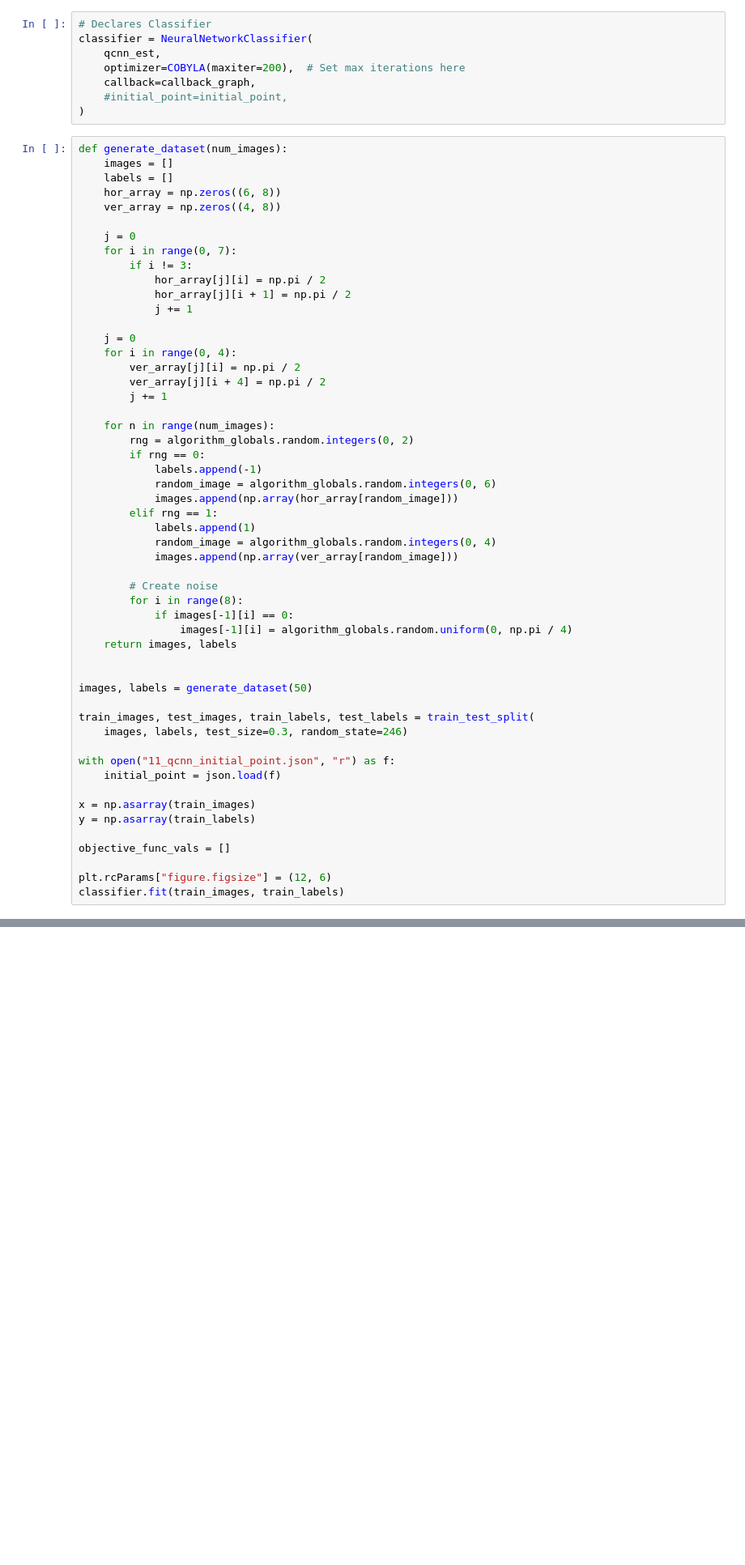
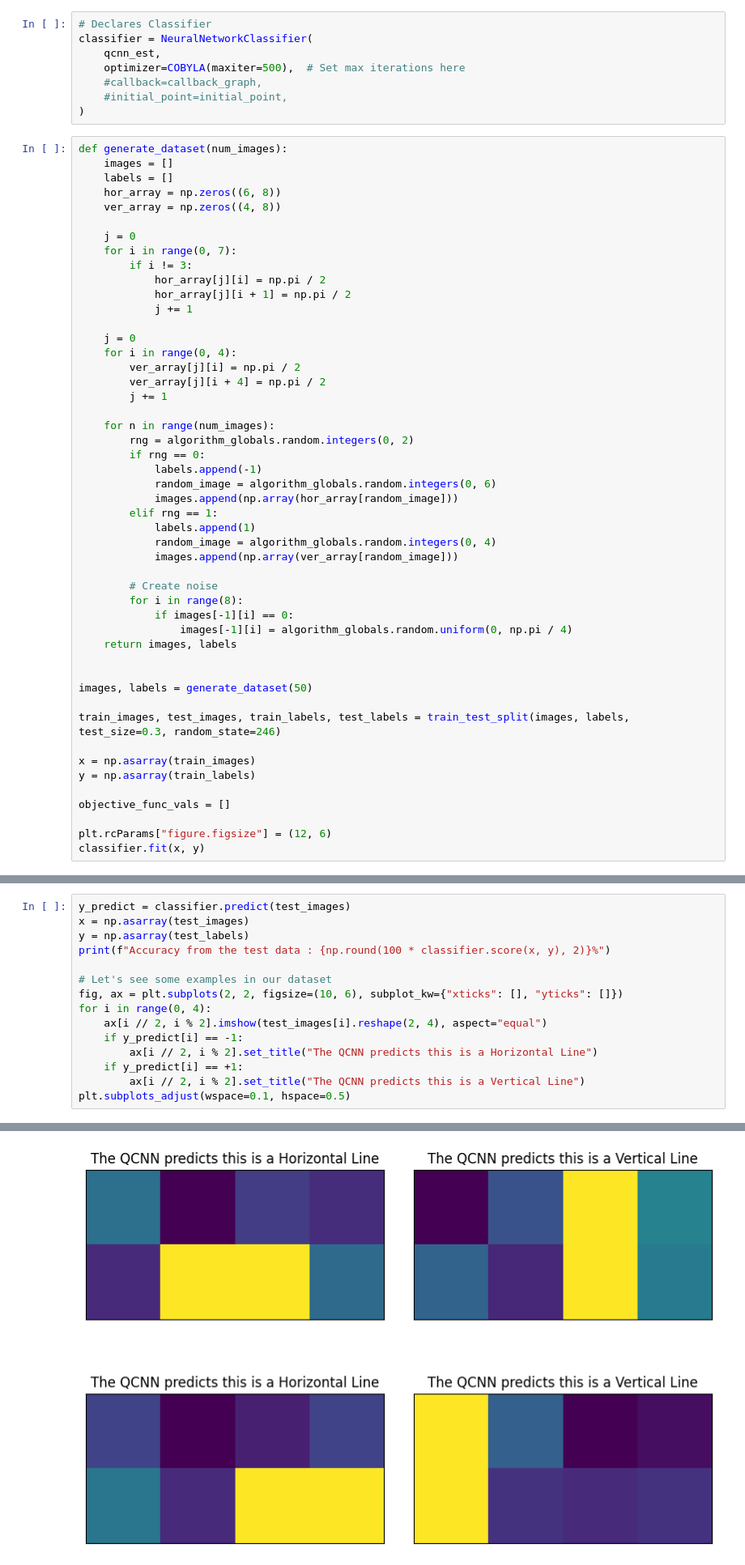
Before and after one commit to justindbeltran/QCNN, a Jupyter notebook: Justin.ipynb, the cells around one changed output, grey strips where cells are left out. Shown: that part at 81% size. Cells and saved outputs as stored; diff of their text form; blank space fills up the shorter version.

Commit message:
Working QCNN with data for binary classification

```diff
--- a/Justin.ipynb
+++ b/Justin.ipynb
@@ -112,8 +112,8 @@ def callback_graph(weights, obj_func_eval):
 # Declares Classifier
 classifier = NeuralNetworkClassifier(
     qcnn_est,
-    optimizer=COBYLA(maxiter=200),  # Set max iterations here
-    callback=callback_graph,
+    optimizer=COBYLA(maxiter=500),  # Set max iterations here
+    #callback=callback_graph,
     #initial_point=initial_point,
 )
 # %%
@@ -156,11 +156,7 @@ def generate_dataset(num_images):
 
 images, labels = generate_dataset(50)
 
-train_images, test_images, train_labels, test_labels = train_test_split(
-    images, labels, test_size=0.3, random_state=246)
-
-with open("11_qcnn_initial_point.json", "r") as f:
-    initial_point = json.load(f)
+train_images, test_images, train_labels, test_labels = train_test_split(images, labels, test_size=0.3, random_state=246)
 
 x = np.asarray(train_images)
 y = np.asarray(train_labels)
@@ -168,5 +164,5 @@ y = np.asarray(train_labels)
 objective_func_vals = []
 
 plt.rcParams["figure.figsize"] = (12, 6)
-classifier.fit(train_images, train_labels)
+classifier.fit(x, y)
 # %% [output]
@@ -173,0 +170,16 @@ FileNotFoundError: [Errno 2] No such file or directory: '11_qcnn_initial_point.j
+# %%
+y_predict = classifier.predict(test_images)
+x = np.asarray(test_images)
+y = np.asarray(test_labels)
+print(f"Accuracy from the test data : {np.round(100 * classifier.score(x, y), 2)}%")
+
+# Let's see some examples in our dataset
+fig, ax = plt.subplots(2, 2, figsize=(10, 6), subplot_kw={"xticks": [], "yticks": []})
+for i in range(0, 4):
+    ax[i // 2, i % 2].imshow(test_images[i].reshape(2, 4), aspect="equal")
+    if y_predict[i] == -1:
+        ax[i // 2, i % 2].set_title("The QCNN predicts this is a Horizontal Line")
+    if y_predict[i] == +1:
+        ax[i // 2, i % 2].set_title("The QCNN predicts this is a Vertical Line")
+plt.subplots_adjust(wspace=0.1, hspace=0.5)
+# %% [output]
@@ -173,0 +187 @@ FileNotFoundError: [Errno 2] No such file or directory: '11_qcnn_initial_point.j
+[figure, added]
```
Also changed, not shown: parts of 2 cells of this notebook.
